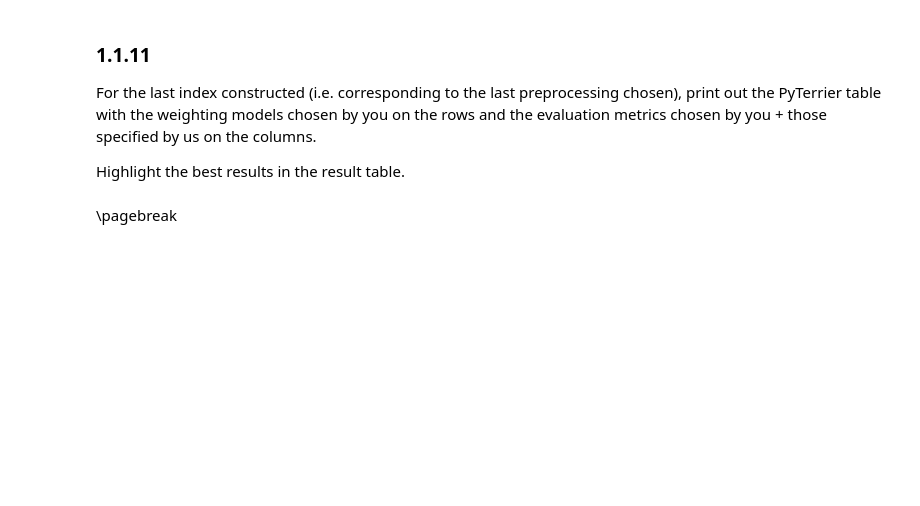
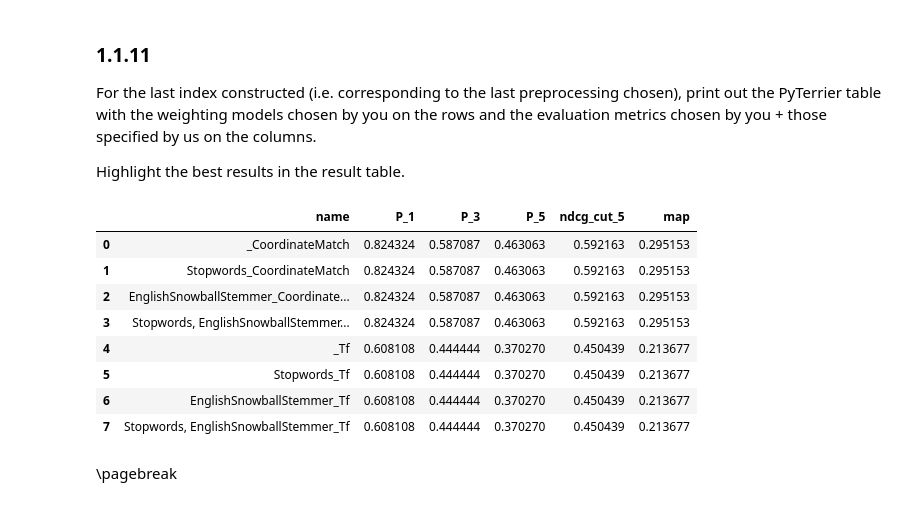
Before and after one commit to Ciambelle-Ciociare/ADM_Homework_1, a Jupyter notebook: DMT2023_HW1.ipynb, the cells around one changed output. Cells and saved outputs as stored; diff of their text form; code cells hidden in the pictures; blank space fills up the shorter version.

```diff
--- a/DMT2023_HW1.ipynb
+++ b/DMT2023_HW1.ipynb
@@ -401,17 +396,17 @@ Prepare the relevance scores for the queries.
 from pandas.io.pytables import suppress
 #from pandas.io.sas.sasreader import DataFrame
 #YOUR CODE STARTS HERE#
-
-data = pd.DataFrame(columns = ['qid','qdoc','rs'])
+# [TODO] change the name of the column rs into label
+data = pd.DataFrame(columns = ['qid','docno','rs'])
 
 for i in set(topics.qid):
   query = list(topics['Topic'][topics.qid == i])
-  for  j ,corpo in zip(book.qdoc,book.texts):
-     data.loc[len(data)] = {'qid': i , 'qdoc': j , 'rs': int(any([ x in corpo for x in query ]))}
+  for  j ,corpo in zip(book.docno,book.texts):
+     data.loc[len(data)] = {'qid': i , 'docno': j , 'rs': int(any([ x in corpo for x in query ]))}
 
 
 
-
+# [TODO] data['qid'] = data['qid'].apply(lambda x : str(x))
 
 
 
@@ -523,15 +526,15 @@ Choose several weighting models (at least 2, no more than 5).
 For each of them, for each of the indices created in last step, build a retrieval model.
 # %%
 #YOUR CODE STARTS HERE#
-weighting_models = ['CoordinareMatch' , 'Tf']
-results = pd.DataFrame(columns = preprocessing , index = weighting_models )
+weighting_models = ['CoordinateMatch' , 'Tf']
+results = {}
 
 def apply_model(ind , score):
   return(pt.BatchRetrieve(ind, wmodel = score))
 
 for score in range(len(weighting_models)):
   for i in range(len(indeces)):
-    results.iloc[score].at[preprocessing[i]] = apply_model(indeces[i],weighting_models[score])
+    results[str(preprocessing[i]) + "_"+ str(weighting_models[score])] = apply_model(indeces[i],weighting_models[score])
 
 
 
@@ -560,12 +563,10 @@ Obviously, the metrics you choose cannot be **completely identical** to these 3
 #YOUR CODE STARTS HERE#
 
 
-
-
-results
-
-
-
+# [TODO] ADD RECALL AT 5,  Normalized Discounted Cumulative Gain at 20,
+eval_metrics = ['P_1','P_3','P_5' ,"ndcg_cut_5" ,'map']
+names = list(results.keys())
+val = list(results.values())
 
 
 
@@ -583,7 +580,15 @@ For each index built in step 1.1.7, run an experiment to obtain the values assoc
 # %%
 #YOUR CODE STARTS HERE#
 
+res_exp_artur_data = pt.Experiment(
+   val,
+   topics,
+   data ,
+   eval_metrics = eval_metrics ,
+   names = names ,
+   highlight = 'bold'
 
+)
 
 
 
@@ -619,14 +640,24 @@ Highlight the best results in the result table.
 # %%
 #YOUR CODE STARTS HERE#
 
 
 
-
+res_exp_artur_data
 
 
 
 #YOUR CODE ENDS HERE#
 #THIS IS LINE 10#
+# %% [output]
+|  | name | P_1 | P_3 | P_5 | ndcg_cut_5 | map |
+| 0 | _CoordinateMatch | 0.824324 | 0.587087 | 0.463063 | 0.592163 | 0.295153 |
+| 1 | Stopwords_CoordinateMatch | 0.824324 | 0.587087 | 0.463063 | 0.592163 | 0.295153 |
+| 2 | EnglishSnowballStemmer_Coordinate... | 0.824324 | 0.587087 | 0.463063 | 0.592163 | 0.295153 |
+| 3 | Stopwords, EnglishSnowballStemmer... | 0.824324 | 0.587087 | 0.463063 | 0.592163 | 0.295153 |
+| 4 | _Tf | 0.608108 | 0.444444 | 0.370270 | 0.450439 | 0.213677 |
+| 5 | Stopwords_Tf | 0.608108 | 0.444444 | 0.370270 | 0.450439 | 0.213677 |
+| 6 | EnglishSnowballStemmer_Tf | 0.608108 | 0.444444 | 0.370270 | 0.450439 | 0.213677 |
+| 7 | Stopwords, EnglishSnowballStemmer_Tf | 0.608108 | 0.444444 | 0.370270 | 0.450439 | 0.213677 |
 # %% [markdown]
 <div style="page-break-after: always; visibility: hidden">
 \pagebreak
```
Also changed, not shown: parts of 8 cells of this notebook.
